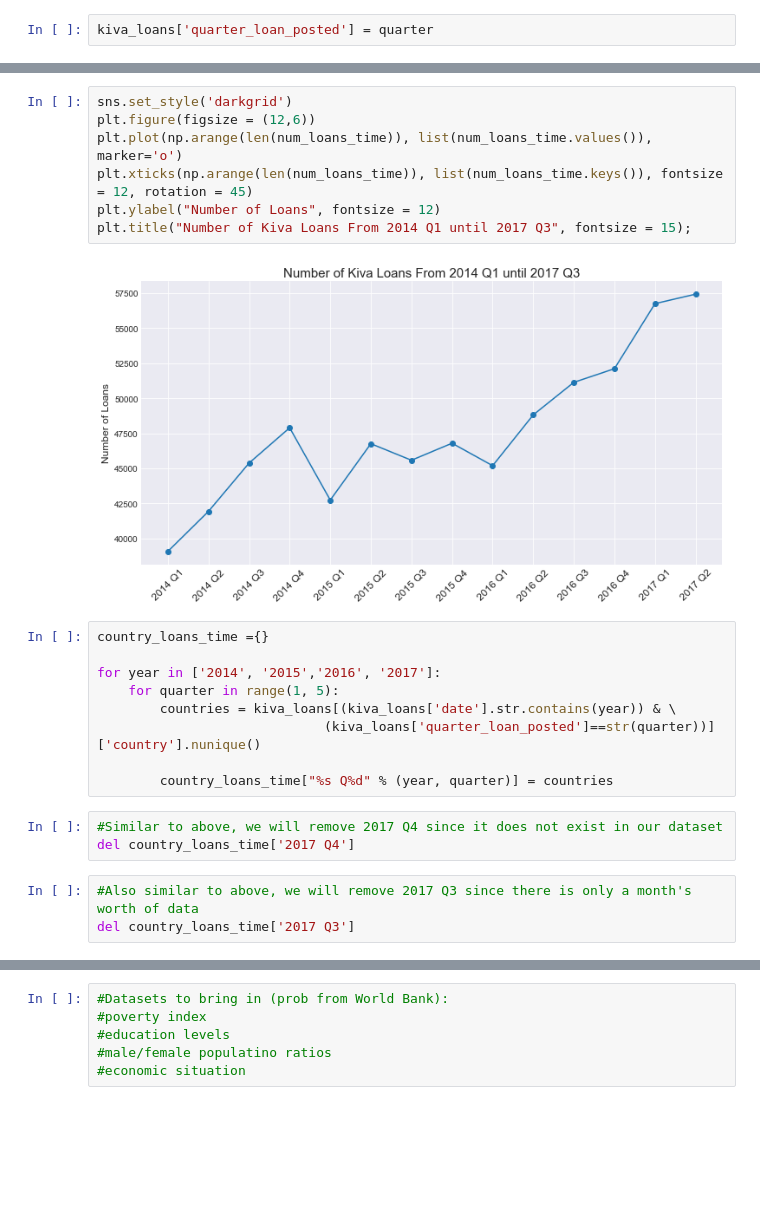
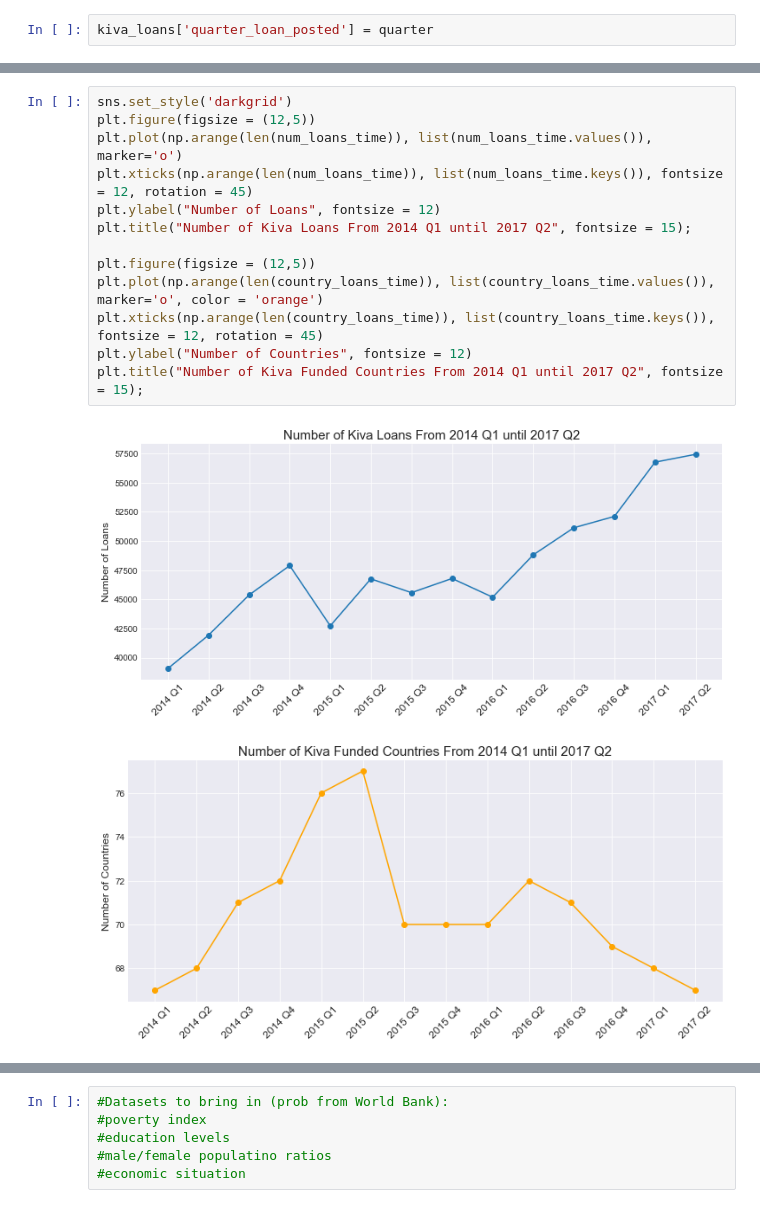
Before and after one commit to smakhijani/kaggle-kiva-crowdfunding, a Jupyter notebook: Preliminary Exploratory Data Analysis.ipynb, the cells around one changed output, grey strips where cells are left out. Drawn from its saved outputs; the diff is of its cells as text; blank space fills up the shorter version.

```diff
--- a/Preliminary Exploratory Data Analysis.ipynb
+++ b/Preliminary Exploratory Data Analysis.ipynb
@@ -380,24 +376,16 @@ del num_loans_time['2017 Q3']
 # %%
 sns.set_style('darkgrid')
-plt.figure(figsize = (12,6))
+plt.figure(figsize = (12,5))
 plt.plot(np.arange(len(num_loans_time)), list(num_loans_time.values()), marker='o')
 plt.xticks(np.arange(len(num_loans_time)), list(num_loans_time.keys()), fontsize = 12, rotation = 45)
 plt.ylabel("Number of Loans", fontsize = 12)
-plt.title("Number of Kiva Loans From 2014 Q1 until 2017 Q3", fontsize = 15);
+plt.title("Number of Kiva Loans From 2014 Q1 until 2017 Q2", fontsize = 15);
+
+plt.figure(figsize = (12,5))
+plt.plot(np.arange(len(country_loans_time)), list(country_loans_time.values()), marker='o', color = 'orange')
+plt.xticks(np.arange(len(country_loans_time)), list(country_loans_time.keys()), fontsize = 12, rotation = 45)
+plt.ylabel("Number of Countries", fontsize = 12)
+plt.title("Number of Kiva Funded Countries From 2014 Q1 until 2017 Q2", fontsize = 15);
 # %% [output]
-[figure, old version]
+[figure, new version]
+[figure, added]
-# %%
-country_loans_time ={}
-
-for year in ['2014', '2015','2016', '2017']:
-    for quarter in range(1, 5):
-        countries = kiva_loans[(kiva_loans['date'].str.contains(year)) & \
-                             (kiva_loans['quarter_loan_posted']==str(quarter))]['country'].nunique()
-
-        country_loans_time["%s Q%d" % (year, quarter)] = countries
-# %%
-#Similar to above, we will remove 2017 Q4 since it does not exist in our dataset
-del country_loans_time['2017 Q4']
-# %%
-#Also similar to above, we will remove 2017 Q3 since there is only a month's worth of data
-del country_loans_time['2017 Q3']
```
Also changed, not shown: parts of 10 cells of this notebook.
